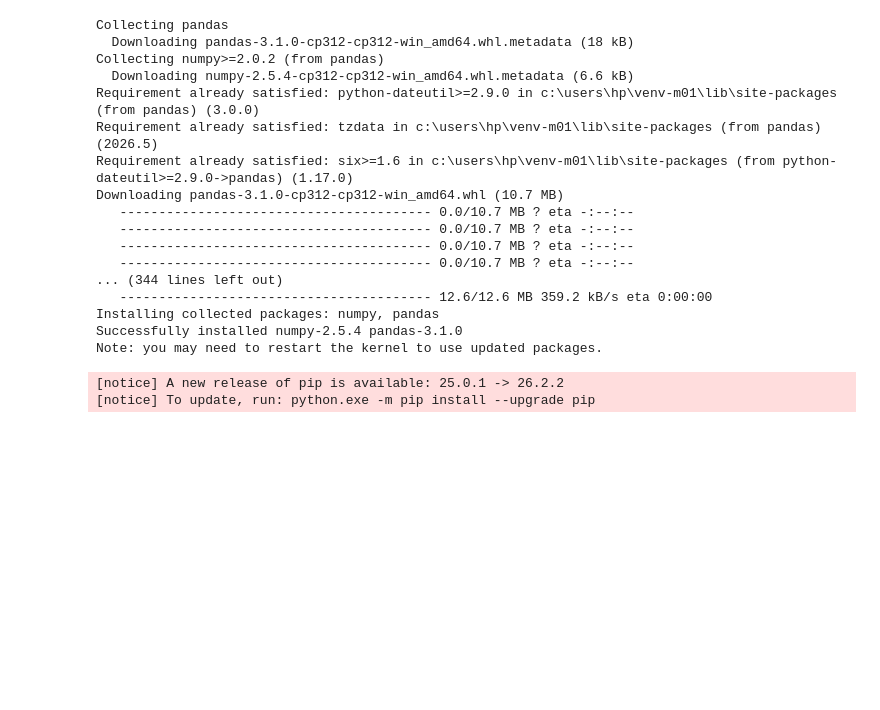
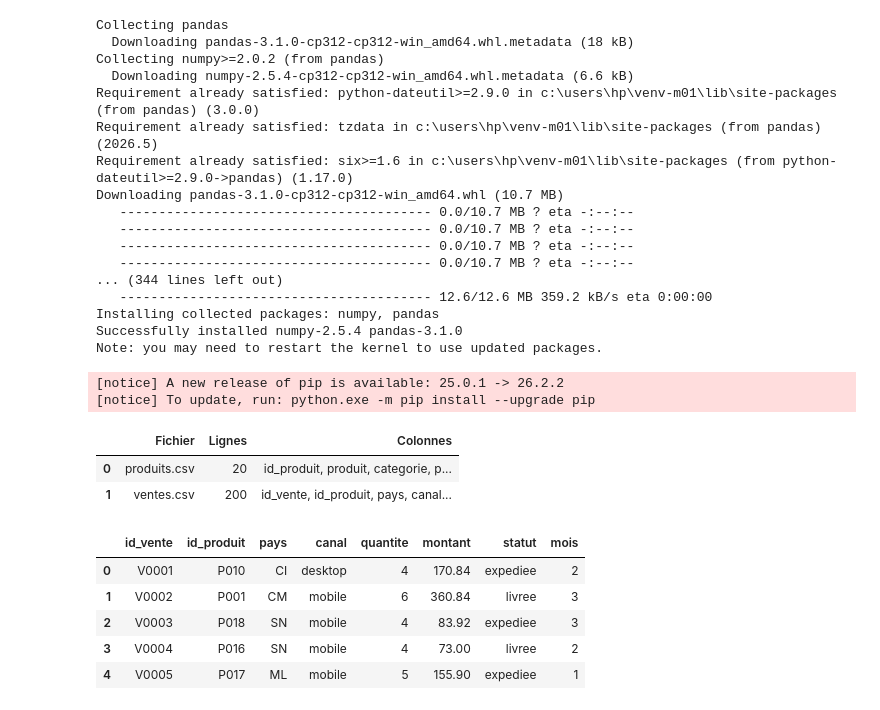
Before and after one commit to CHRISTIAN86-spec/donnees_m01, a Jupyter notebook: Donnees01.ipynb, the cells around one changed output. Cells and saved outputs as stored; diff of their text form; code cells hidden in the pictures; blank space fills up the shorter version.

```diff
--- a/Donnees01.ipynb
+++ b/Donnees01.ipynb
@@ -79,3 +77,34 @@ Successfully installed numpy-2.5.4 pandas-3.1.0
 Note: you may need to restart the kernel to use updated packages.
 [notice] A new release of pip is available: 25.0.1 -> 26.2.2
 [notice] To update, run: python.exe -m pip install --upgrade pip
+# %%
+# 1. Lecture des fichiers CSV
+df_produits = pd.read_csv('produits.csv')
+df_ventes = pd.read_csv('ventes.csv')
+
+# 2. Création du tableau de synthèse
+resume = pd.DataFrame({
+    'Fichier': ['produits.csv', 'ventes.csv'],
+    'Lignes': [len(df_produits), len(df_ventes)],
+    'Colonnes': [
+        ', '.join(df_produits.columns),
+        ', '.join(df_ventes.columns)
+    ]
+})
+pd.set_option('display.max_colwidth', None)
+
+# 3. Affichage du résultat
+resume
+# %% [output]
+|  | Fichier | Lignes | Colonnes |
+| 0 | produits.csv | 20 | id_produit, produit, categorie, p... |
+| 1 | ventes.csv | 200 | id_vente, id_produit, pays, canal... |
+# %%
+df_ventes.head()
+# %% [output]
+|  | id_vente | id_produit | pays | canal | quantite | montant | statut | mois |
+| 0 | V0001 | P010 | CI | desktop | 4 | 170.84 | expediee | 2 |
+| 1 | V0002 | P001 | CM | mobile | 6 | 360.84 | livree | 3 |
+| 2 | V0003 | P018 | SN | mobile | 4 | 83.92 | expediee | 3 |
+| 3 | V0004 | P016 | SN | mobile | 4 | 73.00 | livree | 2 |
+| 4 | V0005 | P017 | ML | mobile | 5 | 155.90 | expediee | 1 |
```
Also changed, not shown: parts of 1 cell of this notebook.
